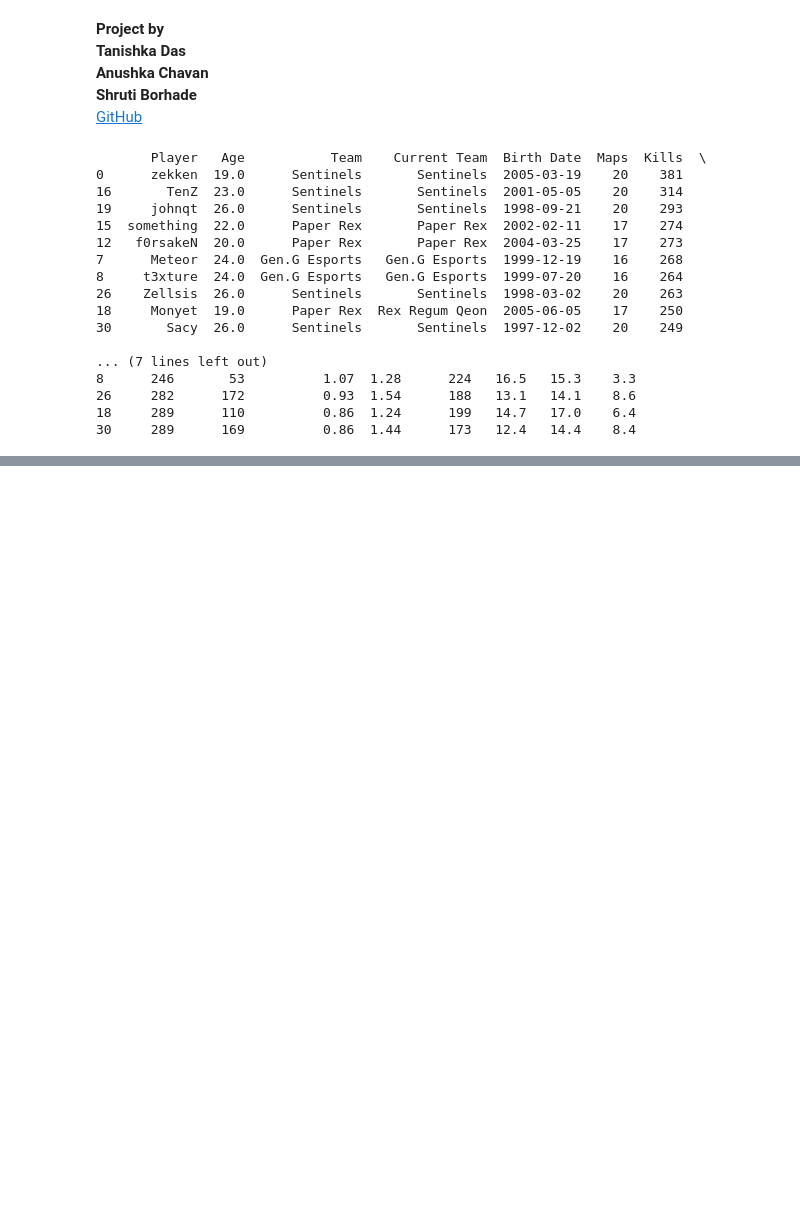
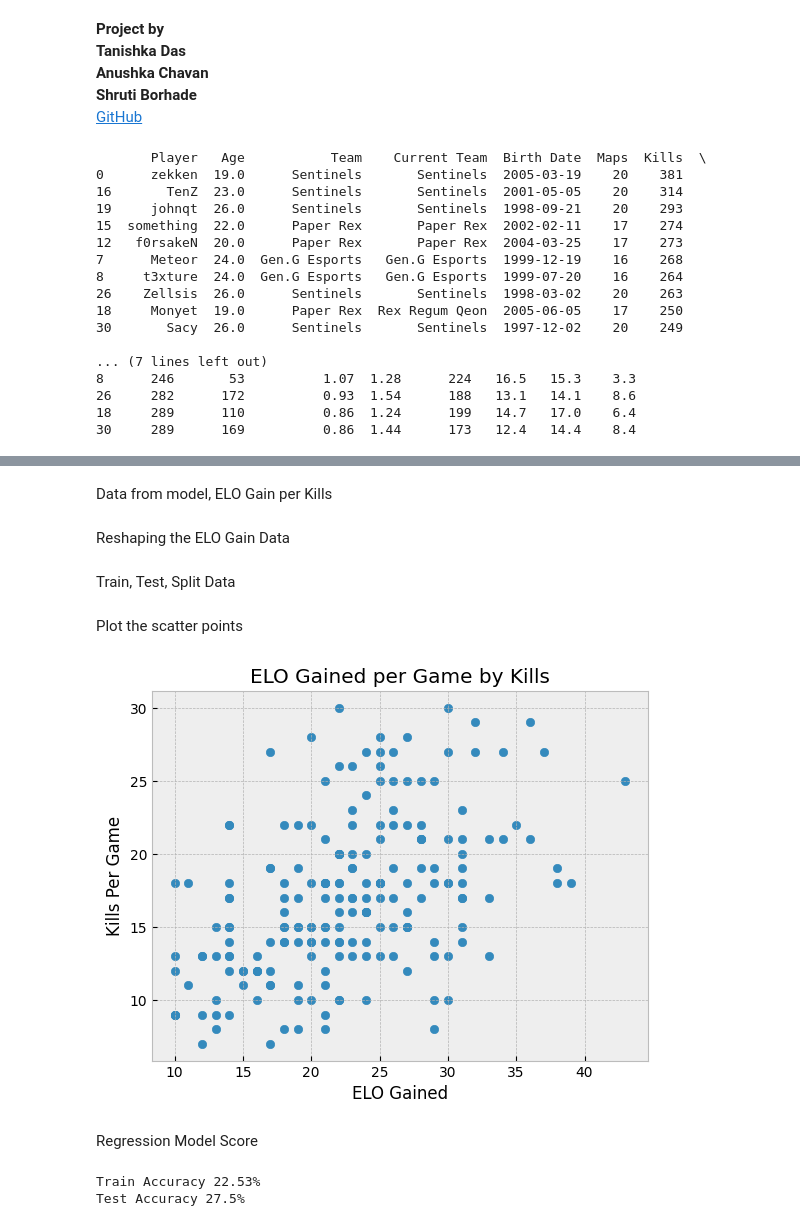
Before and after one commit to tanishka786/Valo-player-s-stats-analysis, a Jupyter notebook: ValoPlayer'sStats.ipynb, the cells around one changed output, grey strips where cells are left out. Cells and saved outputs as stored; diff of their text form; code cells hidden in the pictures; blank space fills up the shorter version.

```diff
--- a/ValoPlayer'sStats.ipynb
+++ b/ValoPlayer'sStats.ipynb
@@ -254,0 +296,3 @@ print(df_sorted.head(10))
+# %%
+val_df = pd.read_csv('Math IA Data Collection - FinalData.csv')
+val_df.head()
@@ -254,0 +306,36 @@ print(df_sorted.head(10))
+# %% [markdown]
+Data from model, ELO Gain per Kills
+# %%
+X = val_df['Elo Gain'].values
+y = val_df['Kills'].values
+# %% [markdown]
+Reshaping the ELO Gain Data
+# %%
+# Test Train Split needs data in this format to process
+X = X.reshape(-1,1)
+# %% [markdown]
+Train, Test, Split Data
+# %%
+# We're splitting the data up and grabbing 100 random rows, train 80%, test 20%
+X_train, X_test, y_train, y_test = train_test_split(X, y, train_size=.8, test_size=.2, random_state=100)
+# %% [markdown]
+Plot the scatter points
+# %%
+plt.scatter(X_train, y_train)
+plt.xlabel('ELO Gained')
+plt.ylabel('Kills Per Game')
+plt.title('ELO Gained per Game by Kills')
+plt.show()
+# %% [output]
+[figure, added]
+# %% [markdown]
+Regression Model Score
+# %%
+lm = LinearRegression()
+lm.fit(X_train, y_train)
+y_predict = lm.predict(X_test)
+print(f'Train Accuracy {round(lm.score(X_train, y_train)* 100,2)}%')
+print(f'Test Accuracy {round(lm.score(X_test, y_test)* 100,2)}%')
+# %% [output]
+Train Accuracy 22.53%
+Test Accuracy 27.5%
```
Also changed, not shown: parts of 10 cells of this notebook, 3 other files.
